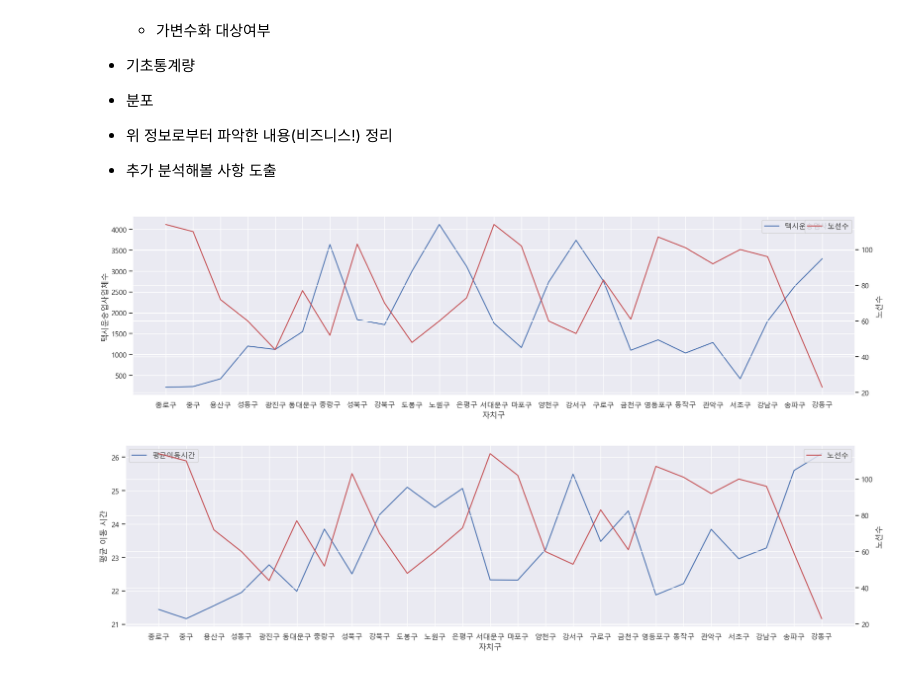
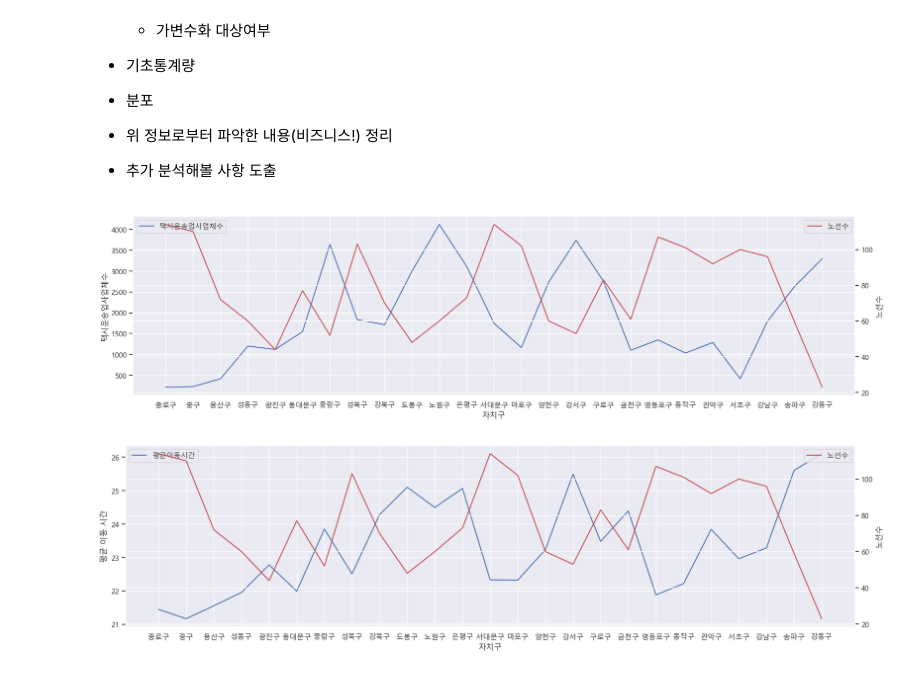
Before and after one commit to won4513/mini1, a Jupyter notebook: code/1.5 데이터 불러오기 및 분석(EDA)_1차_데이터 분석.ipynb, the cells around one changed output. Drawn from its saved outputs; the diff is of its cells as text; code cells hidden in the pictures.

```diff
--- a/code/1.5 데이터 불러오기 및 분석(EDA)_1차_데이터 분석.ipynb
+++ b/code/1.5 데이터 불러오기 및 분석(EDA)_1차_데이터 분석.ipynb
@@ -239,13 +239,13 @@ import scipy.stats as spst
 # %%
 plt.figure(figsize = (20,5))
 sns.lineplot(seoul_df['자치구'],seoul_df['택시운송업사업체수'],color = 'b', label = '택시운송업사업체수')
+plt.legend(loc = 'upper left')
 plt.twinx()
 
 sns.lineplot(seoul_df['자치구'],seoul_df['노선수'],color = 'r', label = '노선수')
-
 plt.show()
 # %% [output]
-[figure, old version]
+[figure, new version]
 # %%
 plt.figure(figsize = (20,5))
 sns.lineplot(seoul_df['자치구'],seoul_df['평균 이동 시간'],color = 'b', label = '평균이동시간')
```
Also changed, not shown: parts of 1 cell of this notebook.
